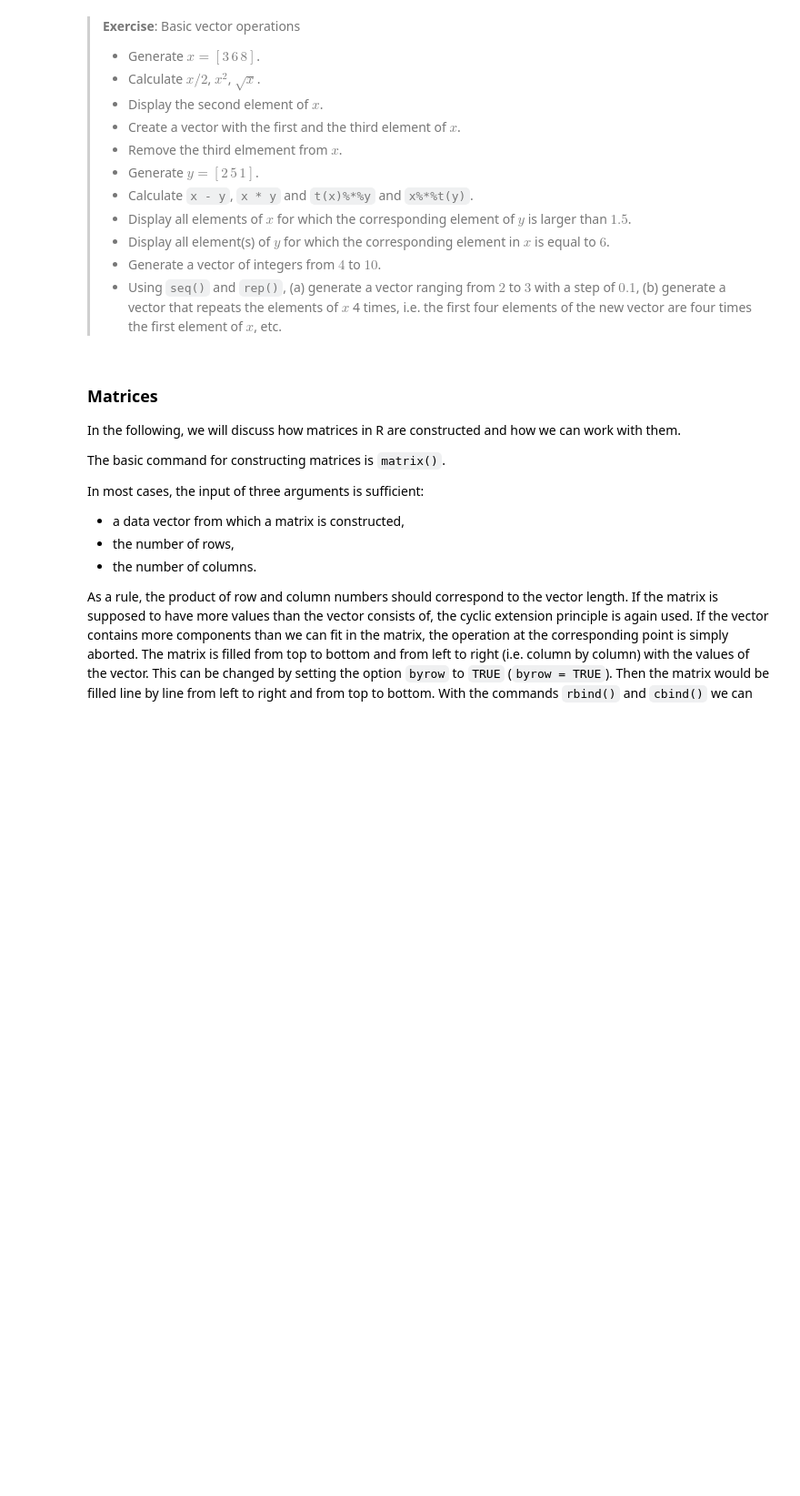
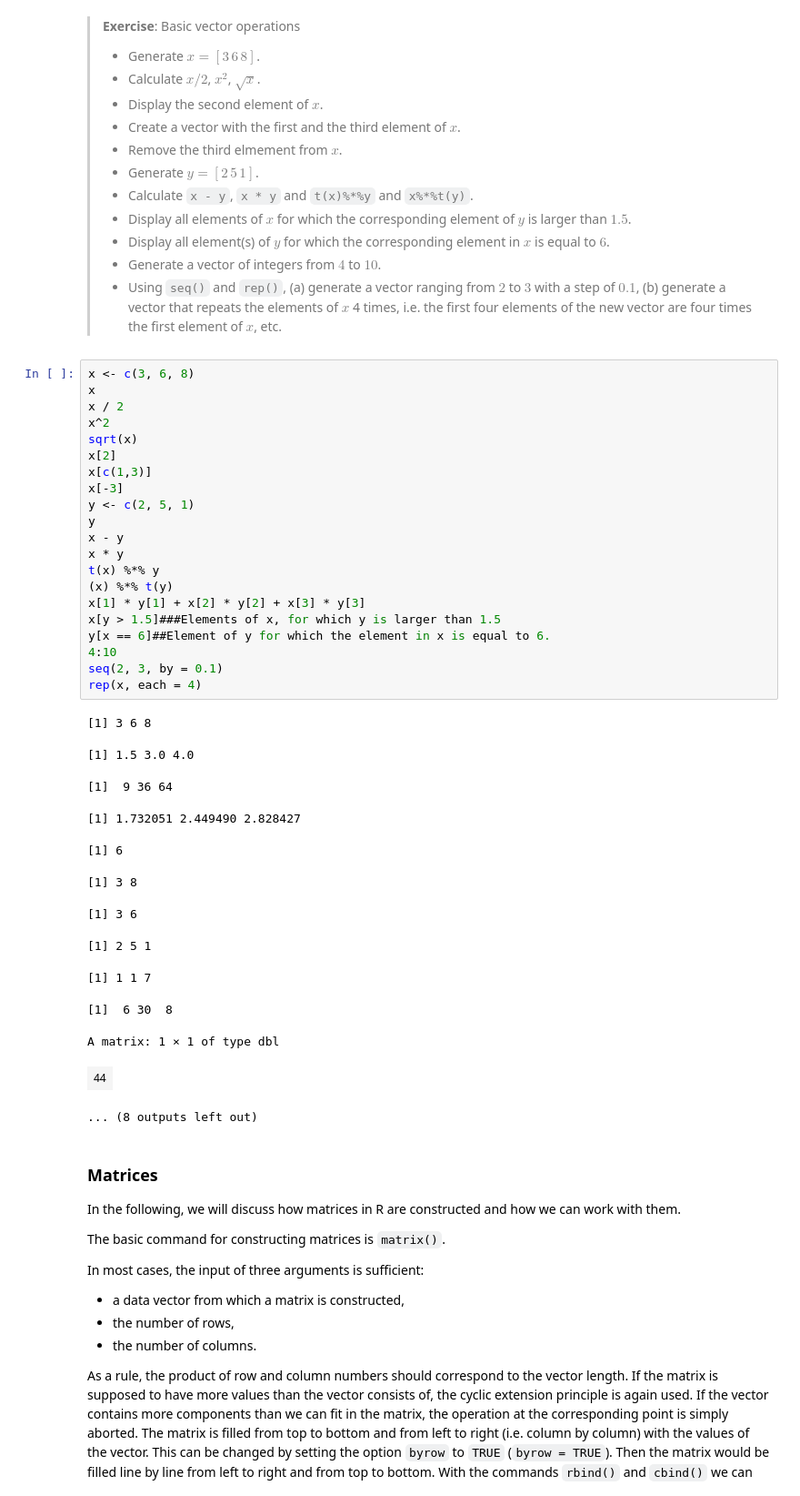
Before and after one commit to marina-khi/CompStat_2021, a Jupyter notebook: Lectures/R Intro.ipynb, the cells around one changed output. Shown: that part at 91% size. Saved outputs shown, nothing was run; the diff lists cells and outputs as text; blank space fills up the shorter version.

```diff
--- a/Lectures/R Intro.ipynb
+++ b/Lectures/R Intro.ipynb
@@ -423,6 +423,41 @@ a1 + b1
 >- Display all element(s) of $y$ for which the corresponding element in $x$ is equal to $6$.
 >- Generate a vector of integers from $4$ to $10$.
 >- Using `seq()` and `rep()`, (a) generate a vector ranging from $2$ to $3$ with a step of $0.1$, (b) generate a vector that repeats the elements of $x$ 4 times, i.e. the first four elements of the new vector are four times the first element of $x$, etc.
+# %%
+x <- c(3, 6, 8)
+x
+x / 2
+x^2
+sqrt(x)
+x[2]
+x[c(1,3)]
+x[-3]
+y <- c(2, 5, 1)
+y
+x - y
+x * y
+t(x) %*% y
+(x) %*% t(y)
+x[1] * y[1] + x[2] * y[2] + x[3] * y[3]
+x[y > 1.5]###Elements of x, for which y is larger than 1.5
+y[x == 6]##Element of y for which the element in x is equal to 6.
+4:10
+seq(2, 3, by = 0.1)
+rep(x, each = 4)
+# %% [output]
+[1] 3 6 8
+[1] 1.5 3.0 4.0
+[1]  9 36 64
+[1] 1.732051 2.449490 2.828427
+[1] 6
+[1] 3 8
+[1] 3 6
+[1] 2 5 1
+[1] 1 1 7
+[1]  6 30  8
+A matrix: 1 × 1 of type dbl
+| 44 |
+... (8 outputs left out)
 # %% [markdown]
 ### Matrices
 
```
Also changed, not shown: parts of 3 cells of this notebook.
